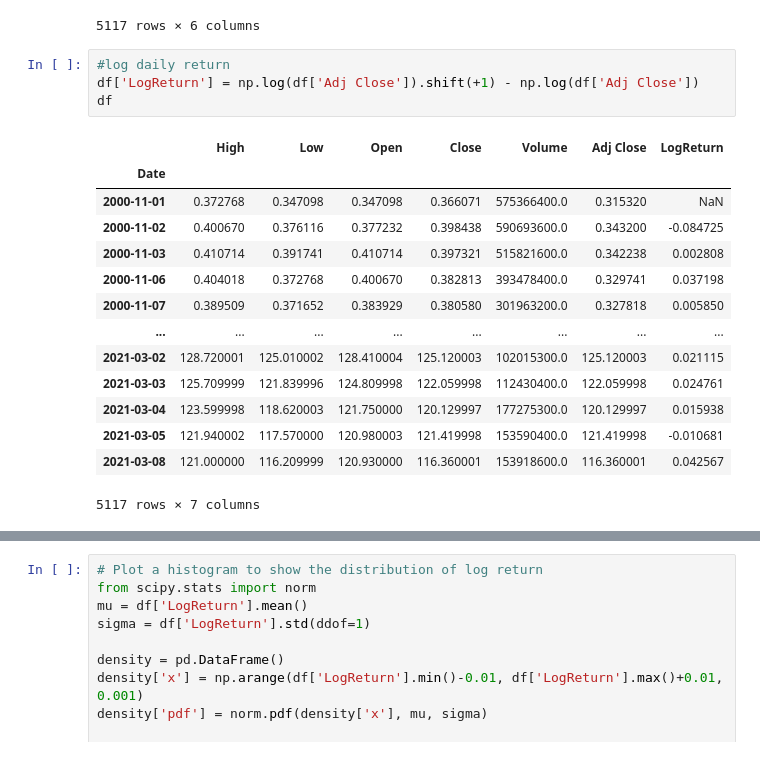
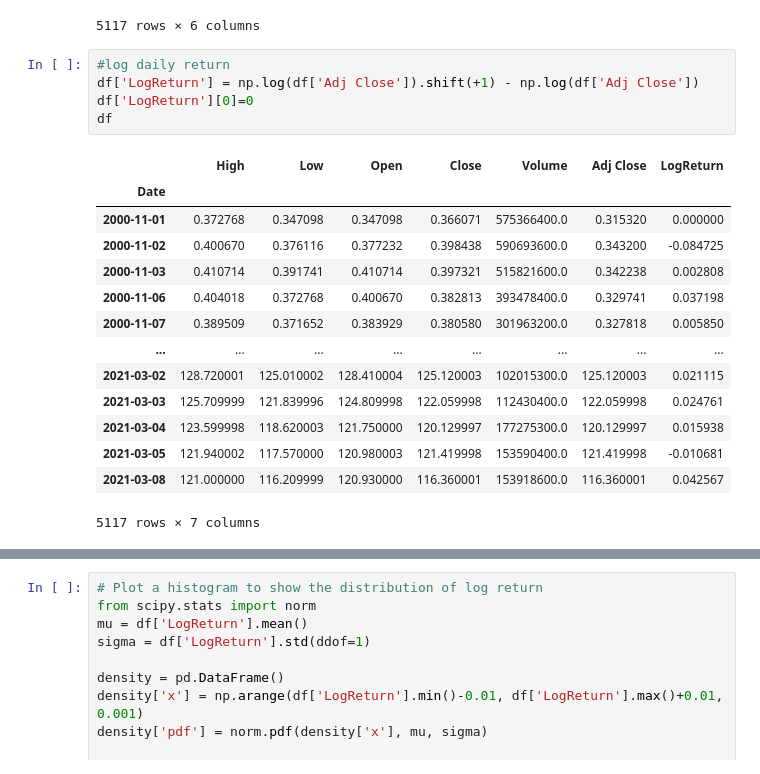
Before and after one commit to sergiocabrales/python, a Jupyter notebook: LogReturn.ipynb, the cells around one changed output, grey strips where cells are left out. Drawn from its saved outputs; the diff is of its cells as text.

```diff
--- a/LogReturn.ipynb
+++ b/LogReturn.ipynb
@@ -30,11 +30,12 @@ df
 # %%
 #log daily return
 df['LogReturn'] = np.log(df['Adj Close']).shift(+1) - np.log(df['Adj Close'])
+df['LogReturn'][0]=0
 df
 # %% [output]
 |  | High | Low | Open | Close | Volume | Adj Close | LogReturn |
 | Date |  |  |  |  |  |  |  |
-| 2000-11-01 | 0.372768 | 0.347098 | 0.347098 | 0.366071 | 575366400.0 | 0.315320 | NaN |
+| 2000-11-01 | 0.372768 | 0.347098 | 0.347098 | 0.366071 | 575366400.0 | 0.315320 | 0.000000 |
 | 2000-11-02 | 0.400670 | 0.376116 | 0.377232 | 0.398438 | 590693600.0 | 0.343200 | -0.084725 |
 | 2000-11-03 | 0.410714 | 0.391741 | 0.410714 | 0.397321 | 515821600.0 | 0.342238 | 0.002808 |
 | 2000-11-06 | 0.404018 | 0.372768 | 0.400670 | 0.382813 | 393478400.0 | 0.329741 | 0.037198 |
```
Also changed, not shown: parts of 2 cells of this notebook.
